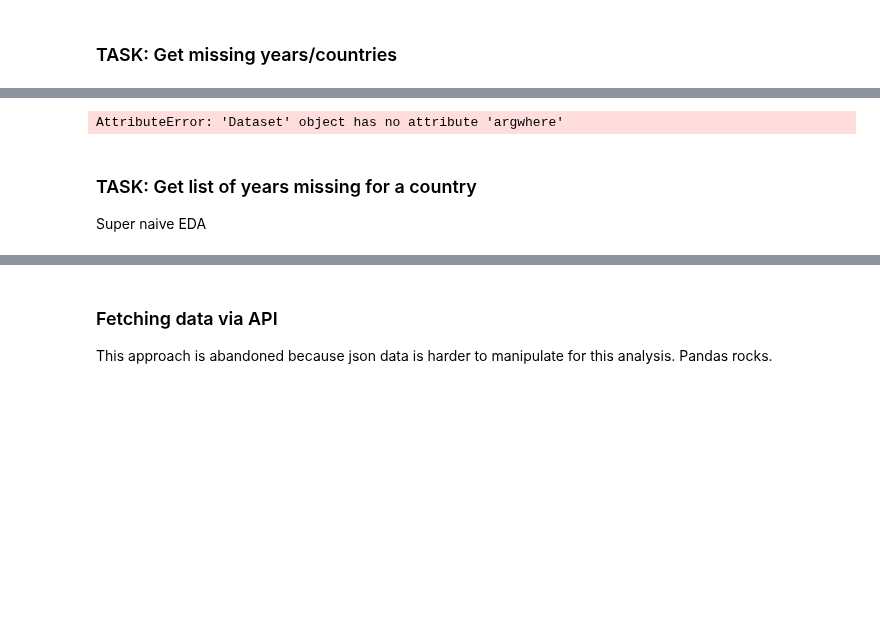
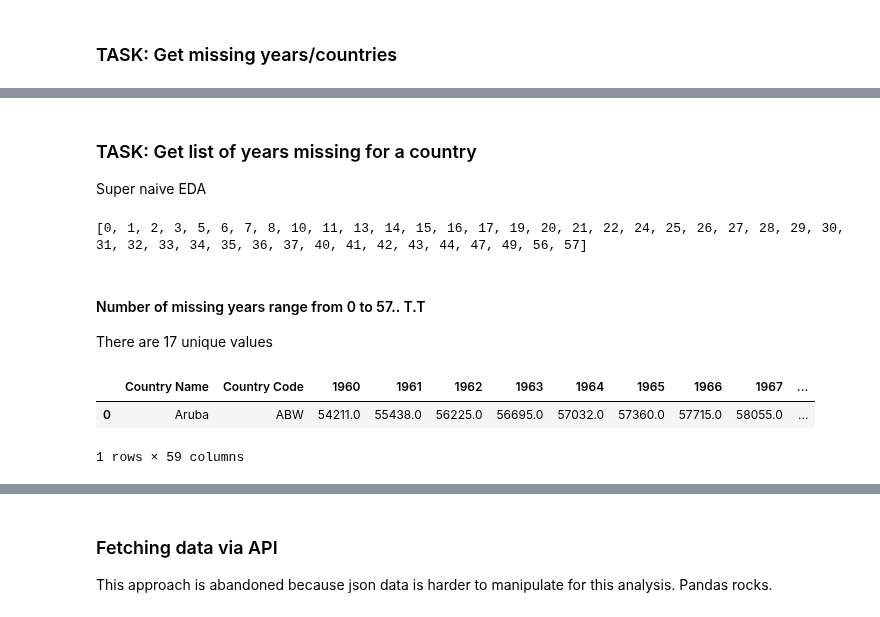
Before and after one commit to moonlimb/zerg, a Jupyter notebook: data/WB/task3_WB_analysis.ipynb, the cells around one changed output, grey strips where cells are left out. Drawn from its saved outputs; the diff is of its cells as text; code cells hidden in the pictures; blank space fills up the shorter version.

```diff
--- a/data/WB/task3_WB_analysis.ipynb
+++ b/data/WB/task3_WB_analysis.ipynb
@@ -246,43 +325,3 @@ get_first_and_last_years(india)
 # %% [output]
 |  | 1960 | 2016 |
 | 107 | 449480608.0 | 1.324171e+09 |
-# %%
-def get_missing_years(country_name):
-    '''
-    Calculate the number of years the country has no
-    data points (ie. has nan value)
-
-    Parameters
-    ----------
-    country_name : Str
-        name of given country
-
-    Returns
-    -------
-    Missing years in default range (1960-2017), where
-    each year is a string : List
-
-    ex. ['1990',  '2005'']
-
-'''
-    country = df.loc[df['Country Name'] == country_name]
-    return country
-
-# Get countries as dataframe (subset of original) by first letter
-def get_by_first_letter(df, first_letter):
-    return df.loc[df['Country Name'].str.startswith(first_letter)]
-
-# Get country by name
-def get_row_by_country_name(_df, country_name):
-    return _df[_df['Country Name'] == country_name]
-
-# Get country row from dataframe by index
-def get_by_index(df, country_idx):
-    return df.iloc[country_idx]
-
-# Get all countries that start with S
-s_countries = get_by_first_letter(df, 'S')
-#s_countries
-
-# Get_by_first_letter(df, 'K') # example South Korea is index 124
-# get_by_index(df, 124)
@@ -343,19 +402,9 @@ df_gdp
-# %%
-xr_gdp = df_gdp.to_xarray()
-
-xr_gdp['Country Code']
-xr_gdp['Country Name']
-xr_nn = xr_gdp.notnull()
-xr_nn.argwhere(~xr_nn)
-# %% [output]
-AttributeError: 'Dataset' object has no attribute 'argwhere'
 # %% [markdown]
 ### TASK: Get list of years missing for a country
 
 Super naive EDA
 # %%
-# Series.value_counts() -> get unique counts of values
-
 # Count nan
-sorted(df.isnull().sum(axis=1).unique().tolist()) # 17 unique values
-# Why do some countries have randomly missing years? (source of inconsistency?)
+print(sorted(df_gdp.isnull().sum(axis=1).unique().tolist()))
+# %% [output]
+[0, 1, 2, 3, 5, 6, 7, 8, 10, 11, 13, 14, 15, 16, 17, 19, 20, 21, 22, 24, 25, 26, 27, 28, 29, 30, 31, 32, 33, 34, 35, 36, 37, 40, 41, 42, 43, 44, 47, 49, 56, 57]
@@ -382,0 +411,10 @@ num_countries = len(list_of_countries)
+# %% [markdown]
+#### Number of missing years range from 0 to 57.. T.T
+
+There are 17 unique values
+# %%
+get_missing_years('Aruba')
+# %% [output]
+|  | Country Name | Country Code | 1960 | 1961 | 1962 | 1963 | 1964 | 1965 | 1966 | 1967 | ... |
+| 0 | Aruba | ABW | 54211.0 | 55438.0 | 56225.0 | 56695.0 | 57032.0 | 57360.0 | 57715.0 | 58055.0 | ... |
+1 rows × 59 columns
```
Also changed, not shown: parts of 23 cells of this notebook.
